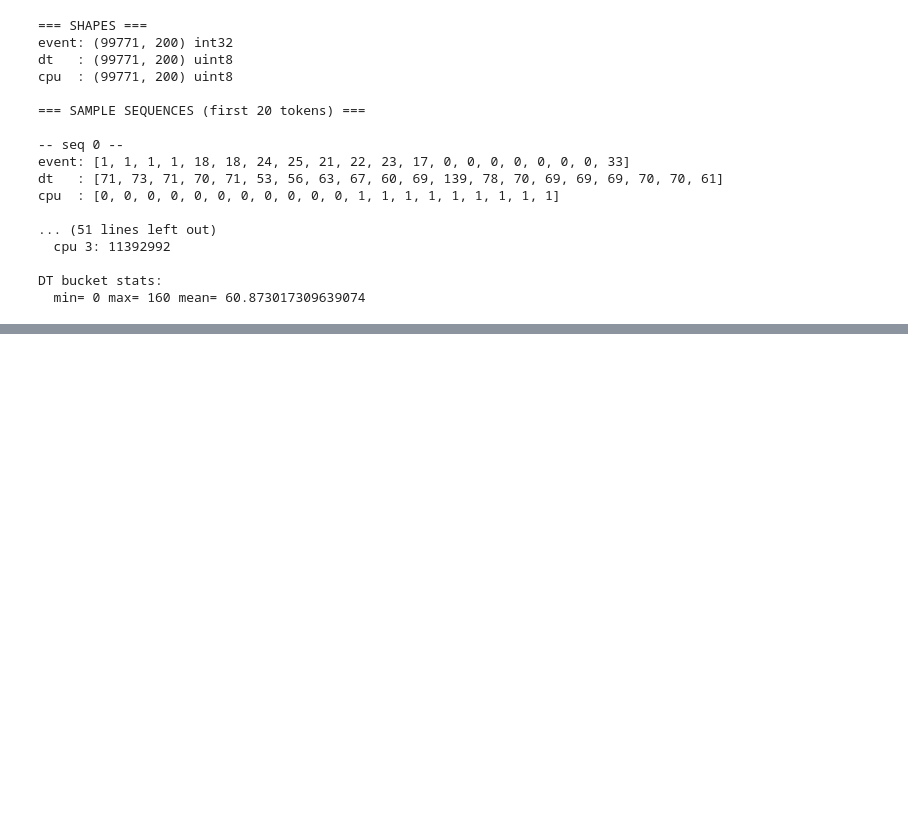
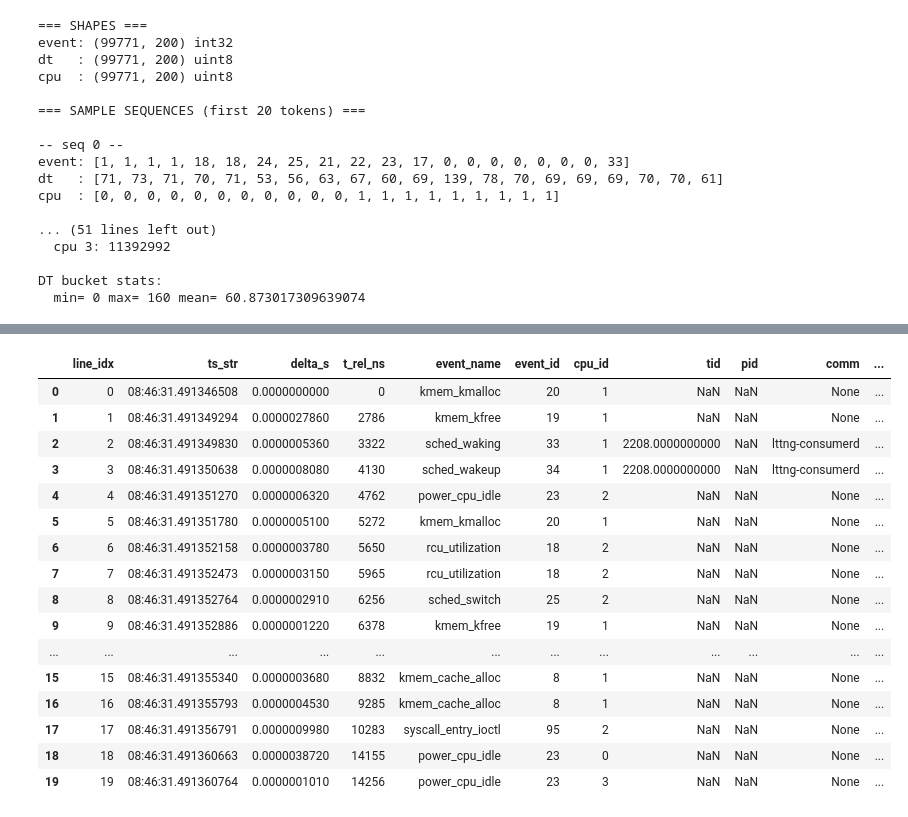
Before and after one commit to 17YuvrajSehgal/SyntheticLogGeneration, a Jupyter notebook: dataset/data.ipynb, the cells around one changed output, grey strips where cells are left out. Saved outputs shown, nothing was run; the diff lists cells and outputs as text; code cells hidden in the pictures; blank space fills up the shorter version.

```diff
--- a/dataset/data.ipynb
+++ b/dataset/data.ipynb
@@ -125,0 +243,33 @@ DT bucket stats:
+# %%
+import pandas as pd
+import pyarrow.parquet as pq
+
+# Set display option to avoid scientific notation
+pd.set_option('display.float_format', '{:.10f}'.format)
+
+pq_path = r"parquet_test/test2.parquet"
+start, stop = 0, 20
+
+pf = pq.ParquetFile(pq_path)
+tbl = pf.read()
+df = tbl.to_pandas().iloc[start:stop]
+
+display(df)
+# %% [output]
+|  | line_idx | ts_str | delta_s | t_rel_ns | event_name | event_id | cpu_id | tid | pid | comm | ... |
+| 0 | 0 | 08:46:31.491346508 | 0.0000000000 | 0 | kmem_kmalloc | 20 | 1 | NaN | NaN | None | ... |
+| 1 | 1 | 08:46:31.491349294 | 0.0000027860 | 2786 | kmem_kfree | 19 | 1 | NaN | NaN | None | ... |
+| 2 | 2 | 08:46:31.491349830 | 0.0000005360 | 3322 | sched_waking | 33 | 1 | 2208.0000000000 | NaN | lttng-consumerd | ... |
+| 3 | 3 | 08:46:31.491350638 | 0.0000008080 | 4130 | sched_wakeup | 34 | 1 | 2208.0000000000 | NaN | lttng-consumerd | ... |
+| 4 | 4 | 08:46:31.491351270 | 0.0000006320 | 4762 | power_cpu_idle | 23 | 2 | NaN | NaN | None | ... |
+| 5 | 5 | 08:46:31.491351780 | 0.0000005100 | 5272 | kmem_kmalloc | 20 | 1 | NaN | NaN | None | ... |
+| 6 | 6 | 08:46:31.491352158 | 0.0000003780 | 5650 | rcu_utilization | 18 | 2 | NaN | NaN | None | ... |
+| 7 | 7 | 08:46:31.491352473 | 0.0000003150 | 5965 | rcu_utilization | 18 | 2 | NaN | NaN | None | ... |
+| 8 | 8 | 08:46:31.491352764 | 0.0000002910 | 6256 | sched_switch | 25 | 2 | NaN | NaN | None | ... |
+| 9 | 9 | 08:46:31.491352886 | 0.0000001220 | 6378 | kmem_kfree | 19 | 1 | NaN | NaN | None | ... |
+| ... | ... | ... | ... | ... | ... | ... | ... | ... | ... | ... | ... |
+| 15 | 15 | 08:46:31.491355340 | 0.0000003680 | 8832 | kmem_cache_alloc | 8 | 1 | NaN | NaN | None | ... |
+| 16 | 16 | 08:46:31.491355793 | 0.0000004530 | 9285 | kmem_cache_alloc | 8 | 1 | NaN | NaN | None | ... |
+| 17 | 17 | 08:46:31.491356791 | 0.0000009980 | 10283 | syscall_entry_ioctl | 95 | 2 | NaN | NaN | None | ... |
+| 18 | 18 | 08:46:31.491360663 | 0.0000038720 | 14155 | power_cpu_idle | 23 | 0 | NaN | NaN | None | ... |
+| 19 | 19 | 08:46:31.491360764 | 0.0000001010 | 14256 | power_cpu_idle | 23 | 3 | NaN | NaN | None | ... |
```
Also changed, not shown: parts of 8 cells of this notebook.
